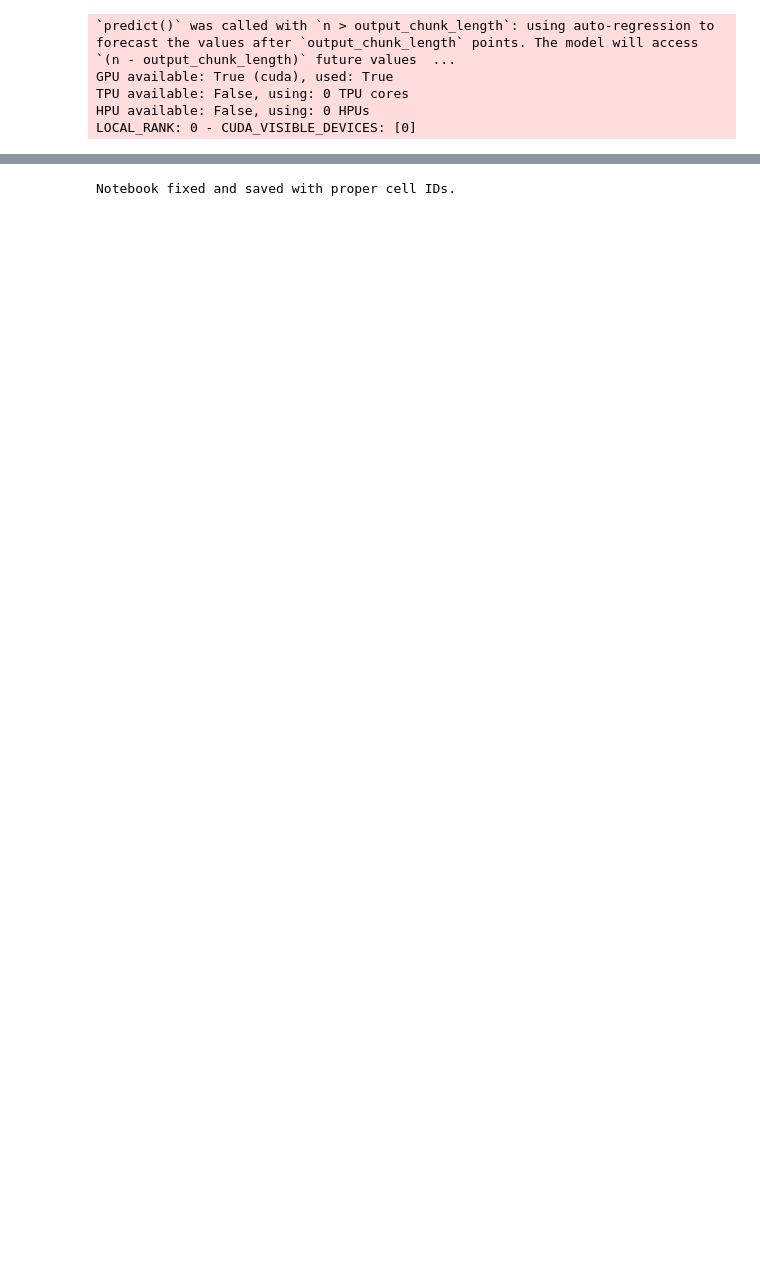
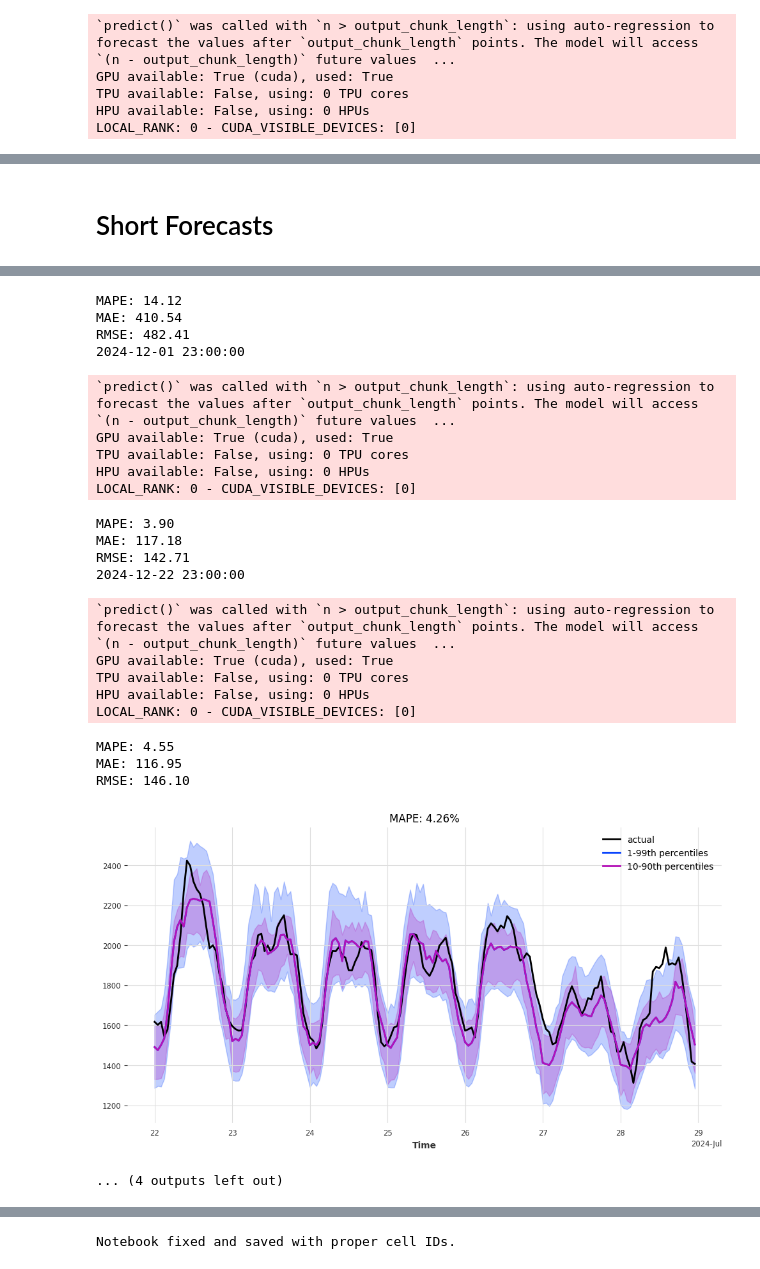
Before and after one commit to fk1603/Load-Forecasting, a Jupyter notebook: FINALTFT.ipynb, the cells around one changed output, grey strips where cells are left out. Drawn from its saved outputs; the diff is of its cells as text; code cells hidden in the pictures; blank space fills up the shorter version.

```diff
--- a/FINALTFT.ipynb
+++ b/FINALTFT.ipynb
@@ -628,0 +626,57 @@ plt.legend()
+# %% [markdown]
+# Short Forecasts
+# %%
+#Specify the date for the forecast and number of days to forecast
+forecast_dates = [
+    pd.Timestamp("2024-07-21 23:00:00"),
+    pd.Timestamp("2024-10-13 23:00:00"),
+    pd.Timestamp("2024-10-27 23:00:00"),
+    pd.Timestamp("2024-12-01 23:00:00"),
+    pd.Timestamp("2024-12-22 23:00:00")
+]
+for i in range(len(forecast_dates)):
+    forecast_date = forecast_dates[i]
+    number_of_days = 7
+    hours = number_of_days * 24
+    #split the target series in the same way after forecast date
+    the_series, discard = test_transformed.split_after(forecast_date)
+    print(the_series.end_time())
+    forecast = my_model.predict(n=hours, series = the_series,
+                                past_covariates=past_covariates_transformed, future_covariates=future_covariates_transformed,num_samples=100
+                                )
+    # Inverse transform forecast and train data
+    forecast_inv = transformer.inverse_transform(forecast)
+    forecast_inv = forecast_inv
+    start, end = forecast_inv.start_time(), forecast_inv.end_time()
+    test_series = test.slice(start, end)
+
+    # Calculate evaluation metrics
+    tft_mape = mape(test_series, forecast_inv)  # MAPE
+    tft_rmse = rmse(test_series, forecast_inv)  # RMSE
+    tft_mse = mse(test_series, forecast_inv)  # MSE
+    tft_r2 = r2_score(test_series, forecast_inv)  # R^2
+    tft_smape = smape(test_series, forecast_inv)  # SMAPE
+    tft_mae = mae(test_series, forecast_inv)  # MAE
+
+    # Print results
+    print(f"MAPE: {tft_mape:.2f}")
+    print(f"MAE: {tft_mae:.2f}")
+    print(f"RMSE: {tft_rmse:.2f}")
+
+    # plot actual series
+
+
+    plt.figure(figsize=(12, 6))
+    test.slice(forecast_inv.start_time(), forecast_inv.end_time()).plot(label="actual")
+    lowest_q, low_q, high_q, highest_q = 0.01, 0.1, 0.9, 0.99
+    label_q_outer = f"{int(lowest_q * 100)}-{int(highest_q * 100)}th percentiles"
+    label_q_inner = f"{int(low_q * 100)}-{int(high_q * 100)}th percentiles"
+    # plot prediction with quantile ranges
+    forecast_inv.plot(
+        low_quantile=lowest_q, high_quantile=highest_q, label=label_q_outer
+    )
+    forecast_inv.plot(low_quantile=low_q, high_quantile=high_q, label=label_q_inner)
+
+    plt.title(f"MAPE: {mape(test_series, forecast_inv):.2f}%")
+    plt.legend()
+# %% [output]
@@ -629 +707,24 @@ plt.legend()
+MAPE: 14.12
+MAE: 410.54
+RMSE: 482.41
+2024-12-01 23:00:00
+`predict()` was called with `n > output_chunk_length`: using auto-regression to forecast the values after `output_chunk_length` points. The model will access `(n - output_chunk_length)` future values  ...
+GPU available: True (cuda), used: True
+TPU available: False, using: 0 TPU cores
+HPU available: False, using: 0 HPUs
+LOCAL_RANK: 0 - CUDA_VISIBLE_DEVICES: [0]
+MAPE: 3.90
+MAE: 117.18
+RMSE: 142.71
+2024-12-22 23:00:00
+`predict()` was called with `n > output_chunk_length`: using auto-regression to forecast the values after `output_chunk_length` points. The model will access `(n - output_chunk_length)` future values  ...
+GPU available: True (cuda), used: True
+TPU available: False, using: 0 TPU cores
+HPU available: False, using: 0 HPUs
+LOCAL_RANK: 0 - CUDA_VISIBLE_DEVICES: [0]
+MAPE: 4.55
+MAE: 116.95
+RMSE: 146.10
+[figure, added]
+... (4 outputs left out)
 # %%
```
Also changed, not shown: parts of 11 cells of this notebook.
